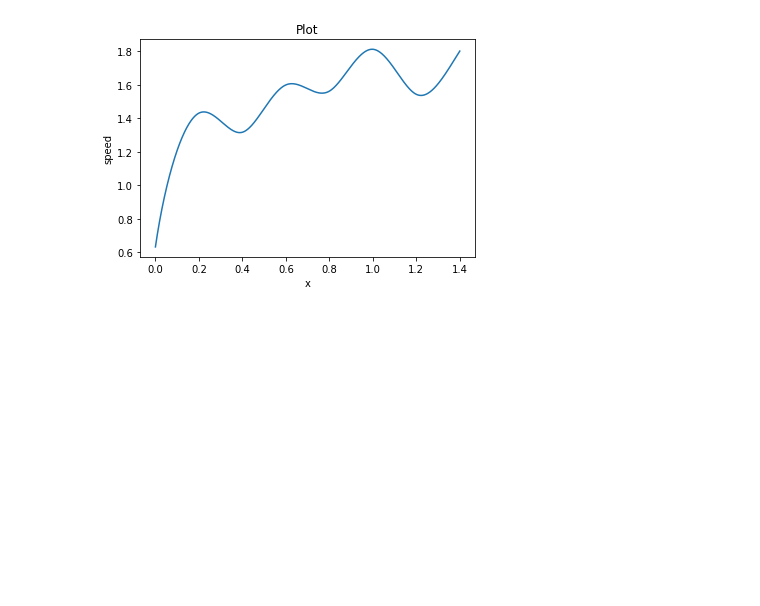
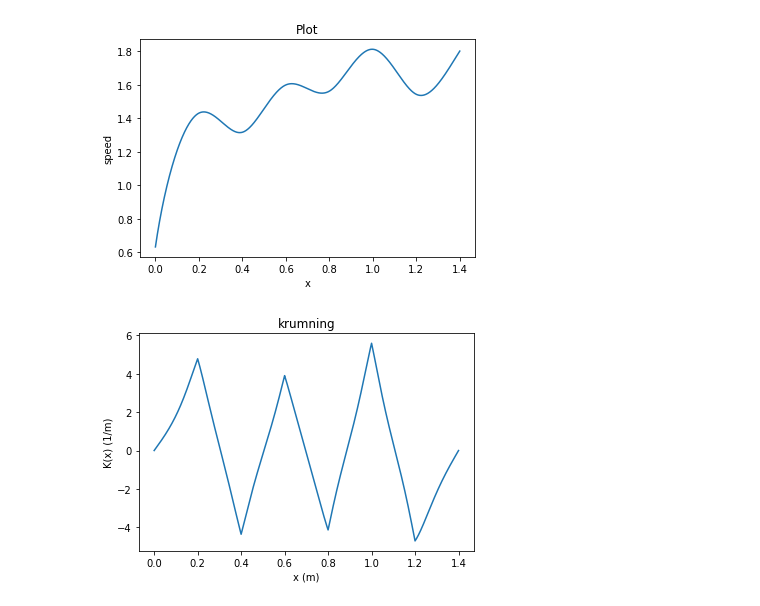
Before and after one commit to nerok/TFY4125-305-1, a Jupyter notebook: cubicspline.ipynb, the cells around one changed output. Drawn from its saved outputs; the diff is of its cells as text; code cells hidden in the pictures; blank space fills up the shorter version.

Commit message:
Add krumningsplot

```diff
--- a/cubicspline.ipynb
+++ b/cubicspline.ipynb
@@ -100,2 +100,13 @@ plot_speed(x, v_y)
 # %% [output]
 [figure]
+# %%
+k = d2y/(1+dy**2)**(3/2)
+# %%
+plt.plot(x, k)
+plt.title('krumning')
+plt.ylabel('K(x) (1/m)')
+plt.xlabel('x (m)')
+plt.draw()
+plt.show()
+# %% [output]
+[figure, added]
```
Also changed, not shown: parts of 2 cells of this notebook.
